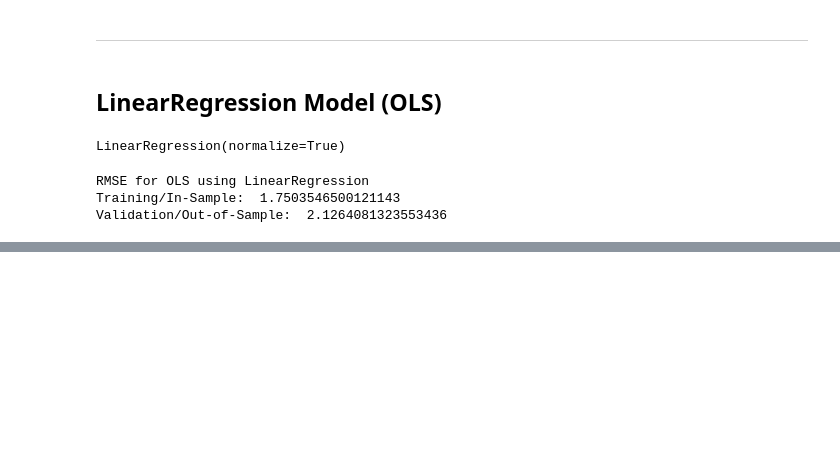
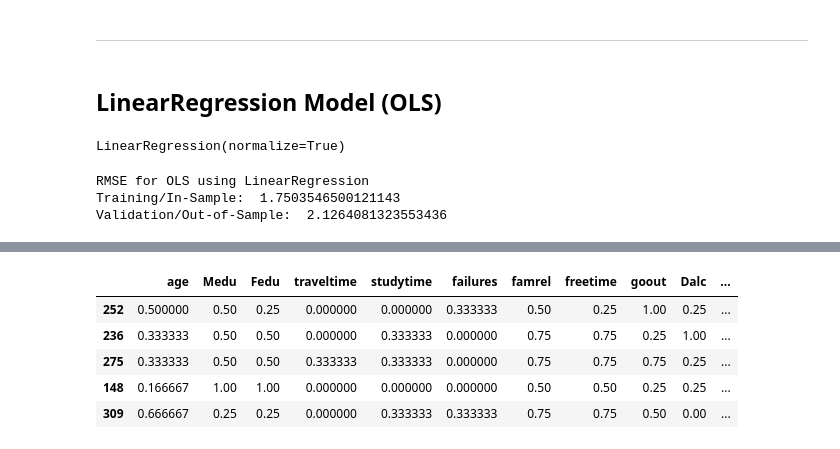
Before and after one commit to natasharivers/regression-exercises, a Jupyter notebook: Regression Modeling Lesson Plan Notes.ipynb, the cells around one changed output, grey strips where cells are left out. Saved outputs shown, nothing was run; the diff lists cells and outputs as text; code cells hidden in the pictures; blank space fills up the shorter version.

```diff
--- a/Regression Modeling Lesson Plan Notes.ipynb
+++ b/Regression Modeling Lesson Plan Notes.ipynb
@@ -223,0 +487,9 @@ Validation/Out-of-Sample:  2.1264081323553436
+# %%
+X_test.head()
+# %% [output]
+|  | age | Medu | Fedu | traveltime | studytime | failures | famrel | freetime | goout | Dalc | ... |
+| 252 | 0.500000 | 0.50 | 0.25 | 0.000000 | 0.000000 | 0.333333 | 0.50 | 0.25 | 1.00 | 0.25 | ... |
+| 236 | 0.333333 | 0.50 | 0.50 | 0.000000 | 0.333333 | 0.000000 | 0.75 | 0.75 | 0.25 | 1.00 | ... |
+| 275 | 0.333333 | 0.50 | 0.50 | 0.333333 | 0.333333 | 0.000000 | 0.75 | 0.75 | 0.75 | 0.25 | ... |
+| 148 | 0.166667 | 1.00 | 1.00 | 0.000000 | 0.000000 | 0.000000 | 0.50 | 0.50 | 0.25 | 0.25 | ... |
+| 309 | 0.666667 | 0.25 | 0.25 | 0.000000 | 0.333333 | 0.333333 | 0.75 | 0.75 | 0.50 | 0.00 | ... |
```
Also changed, not shown: parts of 54 cells of this notebook.
